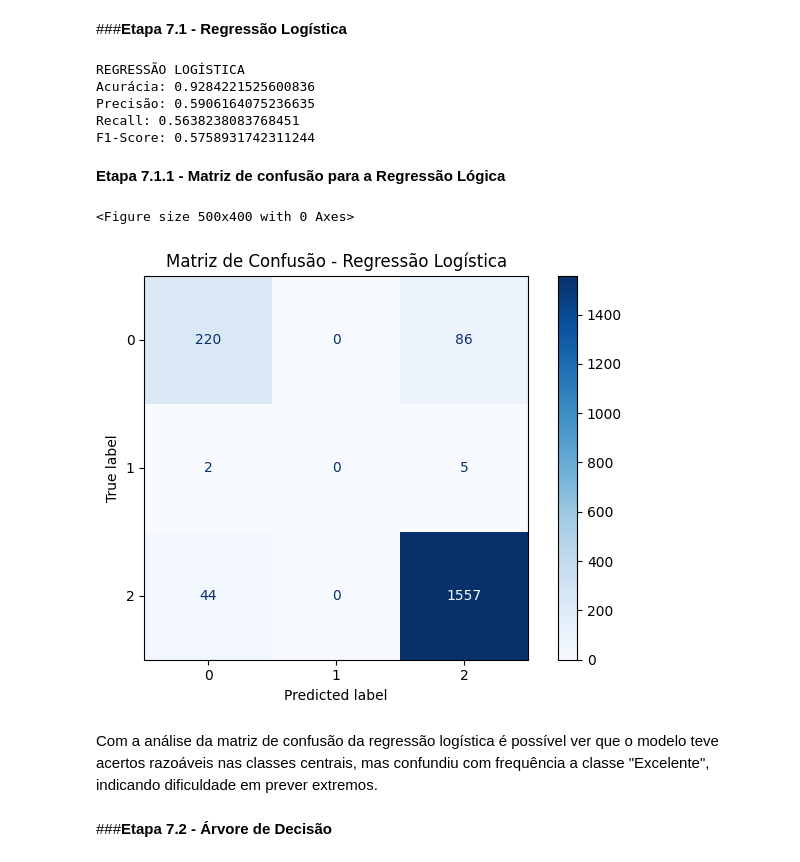
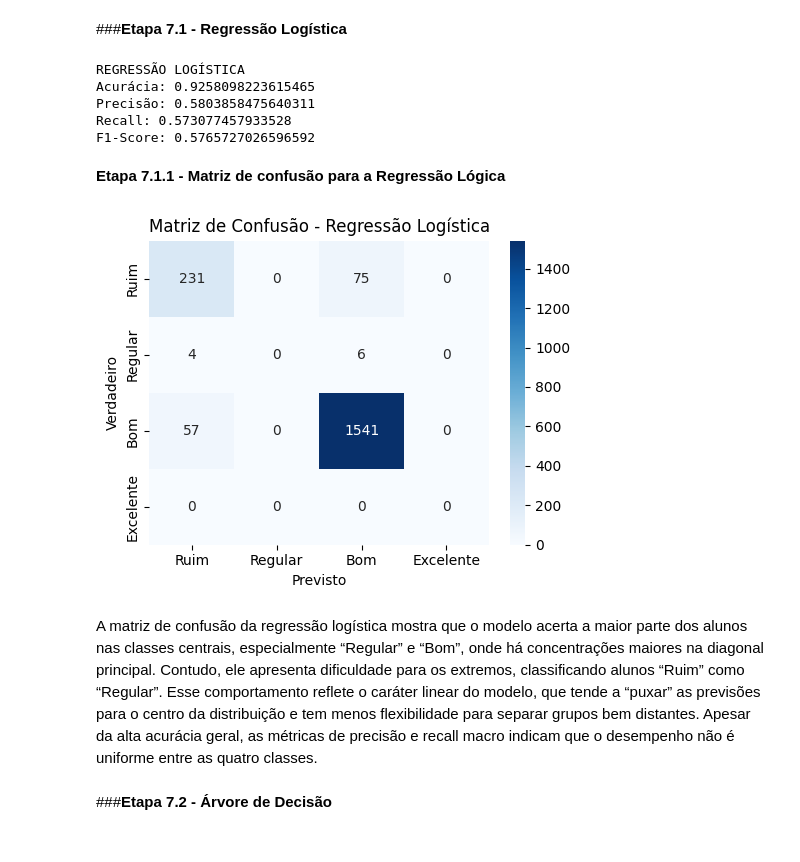
Before and after one commit to vitao-bolado/Trabalho2_AnaliseDados, a Jupyter notebook: Trabalho2_AnaliseDados_VitorFaustinoTirabassi.ipynb, the cells around one changed output. Drawn from its saved outputs; the diff is of its cells as text; code cells hidden in the pictures.

```diff
--- a/Trabalho2_AnaliseDados_VitorFaustinoTirabassi.ipynb
+++ b/Trabalho2_AnaliseDados_VitorFaustinoTirabassi.ipynb
@@ -297,39 +328,55 @@ Será feito o uso da Matriz de Confusão para o todos os modelos, pois ela ajuda
 ###**Etapa 7.1 - Regressão Logística**
 # %%
 print("\nREGRESSÃO LOGÍSTICA")
-log_model = LogisticRegression()
+log_model = LogisticRegression(max_iter=1000)
 log_model.fit(Xc_train, yc_train)
 yc_pred_log = log_model.predict(Xc_test)
 
 print("Acurácia:", accuracy_score(yc_test, yc_pred_log))
-print("Precisão:", precision_score(yc_test, yc_pred_log, average='macro'))
-print("Recall:", recall_score(yc_test, yc_pred_log, average='macro'))
-print("F1-Score:", f1_score(yc_test, yc_pred_log, average='macro'))
+print("Precisão:", precision_score(yc_test, yc_pred_log, average='macro', zero_division=0))
+print("Recall:", recall_score(yc_test, yc_pred_log, average='macro', zero_division=0))
+print("F1-Score:", f1_score(yc_test, yc_pred_log, average='macro', zero_division=0))
 # %% [output]
 REGRESSÃO LOGÍSTICA
-Acurácia: 0.9284221525600836
-Precisão: 0.5906164075236635
-Recall: 0.5638238083768451
-F1-Score: 0.5758931742311244
+Acurácia: 0.9258098223615465
+Precisão: 0.5803858475640311
+Recall: 0.573077457933528
+F1-Score: 0.5765727026596592
 # %% [markdown]
 **Etapa 7.1.1 - Matriz de confusão para a Regressão Lógica**
-# %%
-modelos_class = {
-    'Regressão Logística': log_model,
-}
-
-for nome, modelo in modelos_class.items():
-    plt.figure(figsize=(5, 4))
-    ConfusionMatrixDisplay.from_estimator(modelo, Xc_test, yc_test, cmap='Blues')
-    plt.title(f'Matriz de Confusão - {nome}')
-    plt.grid(False)
-    plt.tight_layout()
-    plt.show()
-# %% [output]
-<Figure size 500x400 with 0 Axes>
-[figure, removed]
-# %% [markdown]
-Com a análise da matriz de confusão da regressão logística é possível ver que o modelo teve acertos razoáveis nas classes centrais, mas confundiu com frequência a classe "Excelente", indicando dificuldade em prever extremos.
+# %%
+modelos = {
+    'Regressão Logística': log_model,
+}
+
+X_train = Xc_train
+y_train = yc_train
+X_test = Xc_test
+y_test = yc_test
+
+for nome, modelo in modelos.items():
+    modelo.fit(X_train, y_train)
+    y_pred = modelo.predict(X_test)
+
+    acc = accuracy_score(y_test, y_pred)
+    prec = precision_score(y_test, y_pred, average='macro', zero_division=0)
+    rec = recall_score(y_test, y_pred, average='macro', zero_division=0)
+    f1 = f1_score(y_test, y_pred, average='macro', zero_division=0)
+
+    cm = confusion_matrix(y_test, y_pred, labels=labels)
+
+    plt.figure(figsize=(5, 4))
+    sns.heatmap(cm, annot=True, fmt='d', cmap='Blues',
+                xticklabels=class_names, yticklabels=class_names)
+    plt.title(f'Matriz de Confusão - {nome}')
+    plt.xlabel("Previsto")
+    plt.ylabel("Verdadeiro")
+    plt.tight_layout()
+    plt.show()
+# %% [output]
+[figure, added]
+# %% [markdown]
+A matriz de confusão da regressão logística mostra que o modelo acerta a maior parte dos alunos nas classes centrais, especialmente “Regular” e “Bom”, onde há concentrações maiores na diagonal principal. Contudo, ele apresenta dificuldade para os extremos, classificando alunos “Ruim” como “Regular”. Esse comportamento reflete o caráter linear do modelo, que tende a “puxar” as previsões para o centro da distribuição e tem menos flexibilidade para separar grupos bem distantes. Apesar da alta acurácia geral, as métricas de precisão e recall macro indicam que o desempenho não é uniforme entre as quatro classes.
 # %% [markdown]
 ###**Etapa 7.2 - Árvore de Decisão**
 # %%
```
Also changed, not shown: parts of 30 cells of this notebook.
